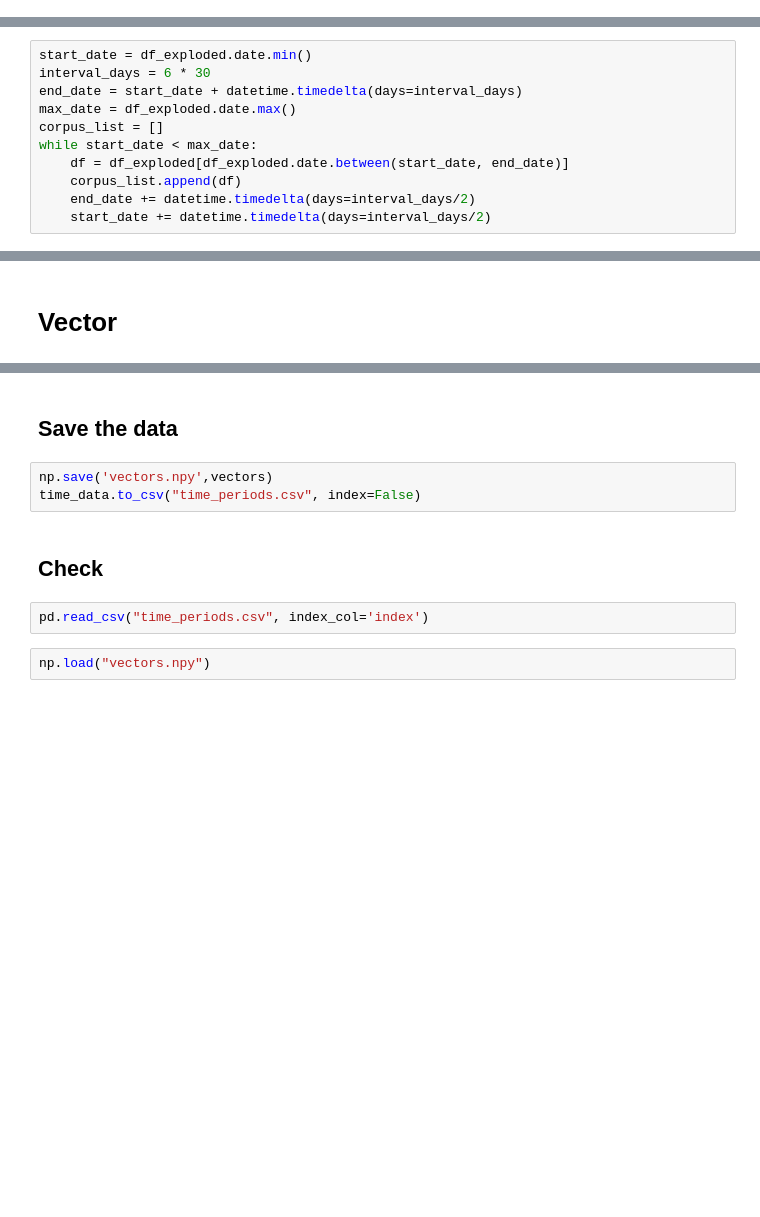
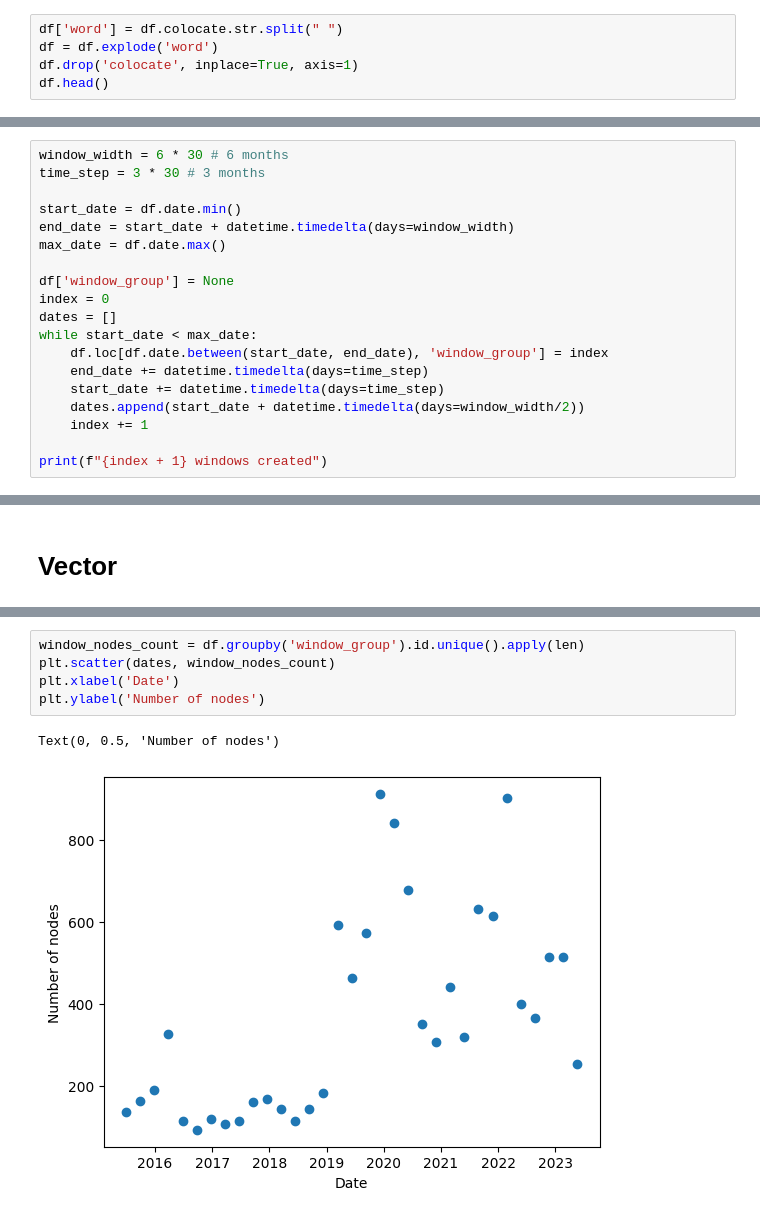
Before and after one commit to pSzyc/Climate, a Jupyter notebook: UFA/vectorization.ipynb, the cells around one changed output, grey strips where cells are left out. Drawn from its saved outputs; the diff is of its cells as text; blank space fills up the shorter version.

```diff
--- a/UFA/vectorization.ipynb
+++ b/UFA/vectorization.ipynb
@@ -14,0 +21,5 @@ df_exploded.drop('colocate', inplace=True, axis=1)
+# %%
+df['word'] = df.colocate.str.split(" ")
+df = df.explode('word')
+df.drop('colocate', inplace=True, axis=1)
+df.head()
@@ -15,11 +33,19 @@ df_exploded.drop('colocate', inplace=True, axis=1)
 # %%
-start_date = df_exploded.date.min()
-interval_days = 6 * 30
-end_date = start_date + datetime.timedelta(days=interval_days)
-max_date = df_exploded.date.max()
-corpus_list = []
+window_width = 6 * 30 # 6 months
+time_step = 3 * 30 # 3 months
+
+start_date = df.date.min()
+end_date = start_date + datetime.timedelta(days=window_width)
+max_date = df.date.max()
+
+df['window_group'] = None
+index = 0
+dates = []
 while start_date < max_date:
-    df = df_exploded[df_exploded.date.between(start_date, end_date)]
-    corpus_list.append(df)
-    end_date += datetime.timedelta(days=interval_days/2)
-    start_date += datetime.timedelta(days=interval_days/2)
+    df.loc[df.date.between(start_date, end_date), 'window_group'] = index
+    end_date += datetime.timedelta(days=time_step)
+    start_date += datetime.timedelta(days=time_step)
+    dates.append(start_date + datetime.timedelta(days=window_width/2))
+    index += 1
+
+print(f"{index + 1} windows created")
@@ -105,11 +61,8 @@ time_data = time_data.reset_index().rename(columns={0: 'date'})
-# %% [markdown]
-## Save the data
-# %%
-np.save('vectors.npy',vectors)
-time_data.to_csv("time_periods.csv", index=False)
-# %% [markdown]
-## Check
-# %%
-pd.read_csv("time_periods.csv", index_col='index')
-# %%
-np.load("vectors.npy")
+# %%
+window_nodes_count = df.groupby('window_group').id.unique().apply(len)
+plt.scatter(dates, window_nodes_count)
+plt.xlabel('Date')
+plt.ylabel('Number of nodes')
+# %% [output]
+Text(0, 0.5, 'Number of nodes')
+[figure, added]
```
Also changed, not shown: parts of 22 cells of this notebook, 2 other files.
